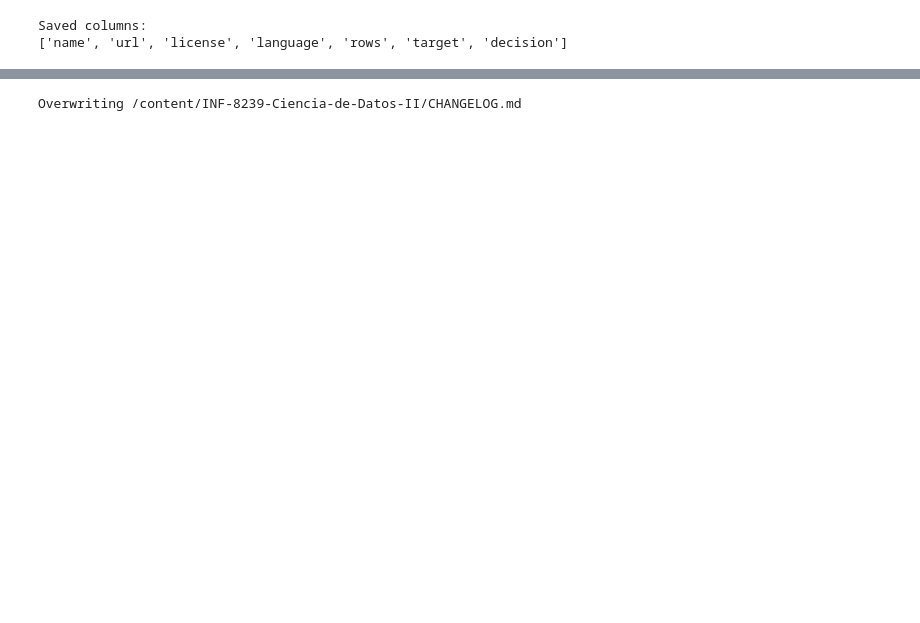
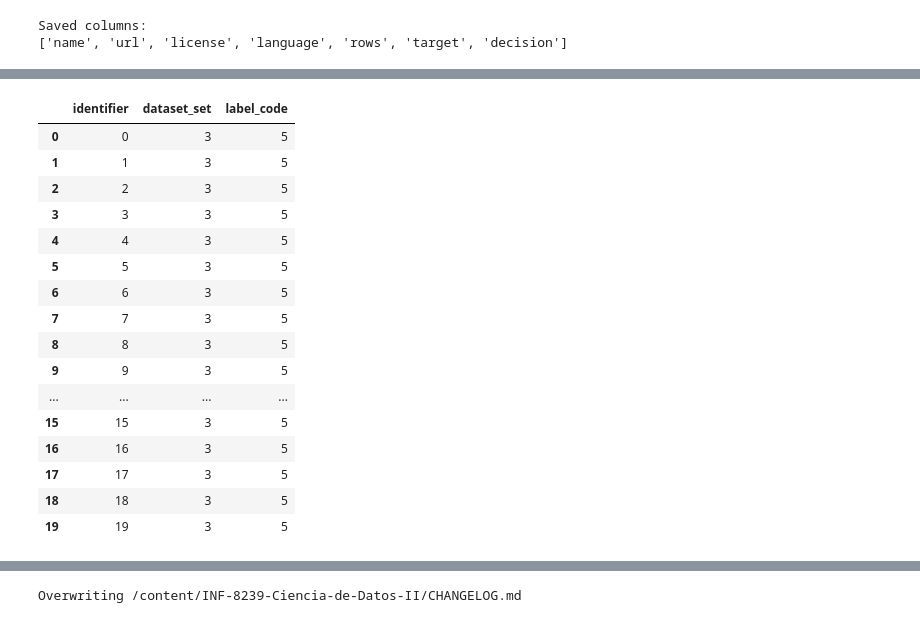
Before and after one commit to pascual-francisco/INF-8239-Ciencia-de-Datos-II, a Jupyter notebook: Unit_02_Natural_Language_Processing/notebooks/U02.LAB04.ipynb, the cells around one changed output, grey strips where cells are left out. Drawn from its saved outputs; the diff is of its cells as text; code cells hidden in the pictures; blank space fills up the shorter version.

```diff
--- a/Unit_02_Natural_Language_Processing/notebooks/U02.LAB04.ipynb
+++ b/Unit_02_Natural_Language_Processing/notebooks/U02.LAB04.ipynb
@@ -608,0 +850,63 @@ errors[["text", "real", "predicted"]].sample(20, random_state=42)
+# %%
+# ==============================================================================
+# CELL 16 — INVESTIGATE THE UNDOCUMENTED LABEL VALUE
+# Objective: Analyze the relationship between dataset partitions and label
+# values before defining the final sentiment mapping.
+# ==============================================================================
+
+# Import pandas for tabular analysis.
+import pandas as pd
+
+# Assign descriptive names to the three metadata fields.
+metadata_analysis_df = metadata_preview_df.rename(
+    columns={
+        "field_1": "identifier",
+        "field_2": "dataset_set",
+        "field_3": "label_code"
+    }
+)
+
+# Display the absolute frequency of each label code.
+print("=" * 70)
+print("LABEL CODE DISTRIBUTION")
+print("=" * 70)
+print(
+    metadata_analysis_df["label_code"]
+    .value_counts()
+    .sort_index()
+)
+
+# Display the percentage distribution of each label code.
+print("\n" + "=" * 70)
+print("LABEL CODE PERCENTAGES")
+print("=" * 70)
+print(
+    metadata_analysis_df["label_code"]
+    .value_counts(normalize=True)
+    .sort_index()
+    .mul(100)
+    .round(2)
+)
+
+# Create a cross-tabulation between dataset partitions and label codes.
+set_label_table = pd.crosstab(
+    metadata_analysis_df["dataset_set"],
+    metadata_analysis_df["label_code"],
+    margins=True
+)
+
+print("\n" + "=" * 70)
+print("DATASET SET BY LABEL CODE")
+print("=" * 70)
+display(set_label_table)
+
+# Display sample records associated with the undocumented label code 5.
+print("\n" + "=" * 70)
+print("SAMPLE RECORDS WITH LABEL CODE 5")
+print("=" * 70)
+display(
+    metadata_analysis_df[
+        metadata_analysis_df["label_code"] == 5
+    ].head(20)
+)
+# %% [output]
@@ -608,0 +940,17 @@ errors[["text", "real", "predicted"]].sample(20, random_state=42)
+|  | identifier | dataset_set | label_code |
+| 0 | 0 | 3 | 5 |
+| 1 | 1 | 3 | 5 |
+| 2 | 2 | 3 | 5 |
+| 3 | 3 | 3 | 5 |
+| 4 | 4 | 3 | 5 |
+| 5 | 5 | 3 | 5 |
+| 6 | 6 | 3 | 5 |
+| 7 | 7 | 3 | 5 |
+| 8 | 8 | 3 | 5 |
+| 9 | 9 | 3 | 5 |
+| ... | ... | ... | ... |
+| 15 | 15 | 3 | 5 |
+| 16 | 16 | 3 | 5 |
+| 17 | 17 | 3 | 5 |
+| 18 | 18 | 3 | 5 |
+| 19 | 19 | 3 | 5 |
```
Also changed, not shown: parts of 31 cells of this notebook, 24 other files.
